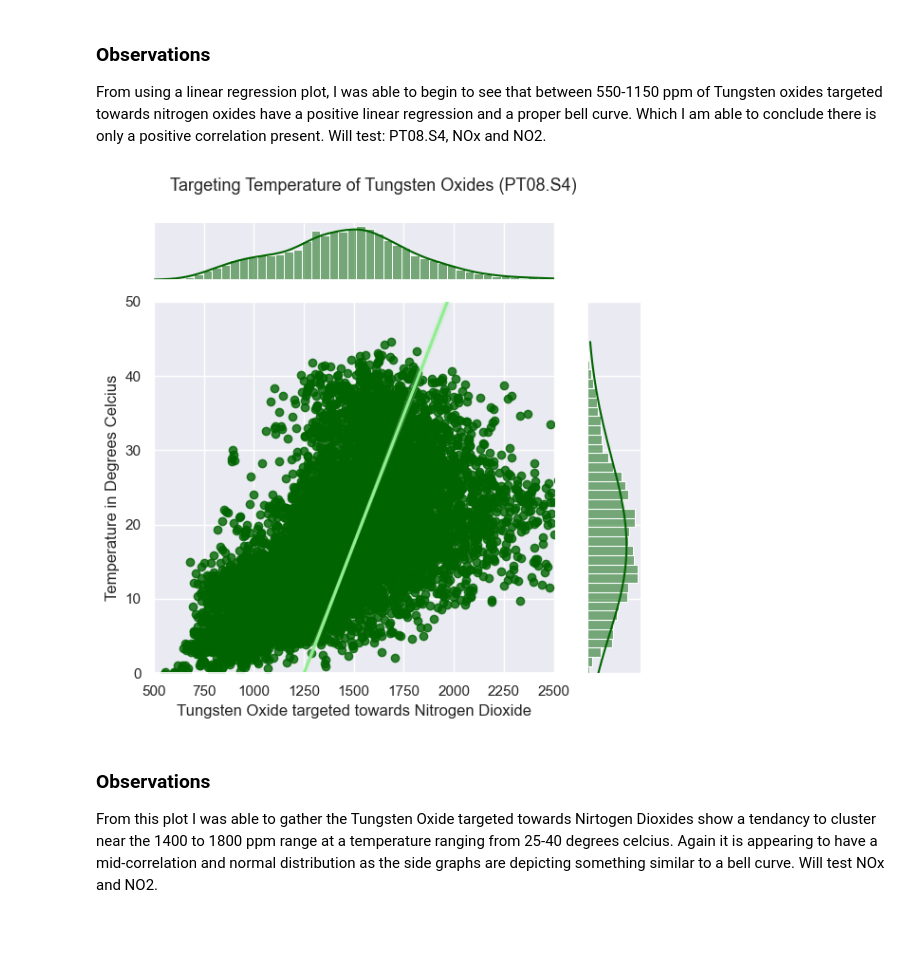
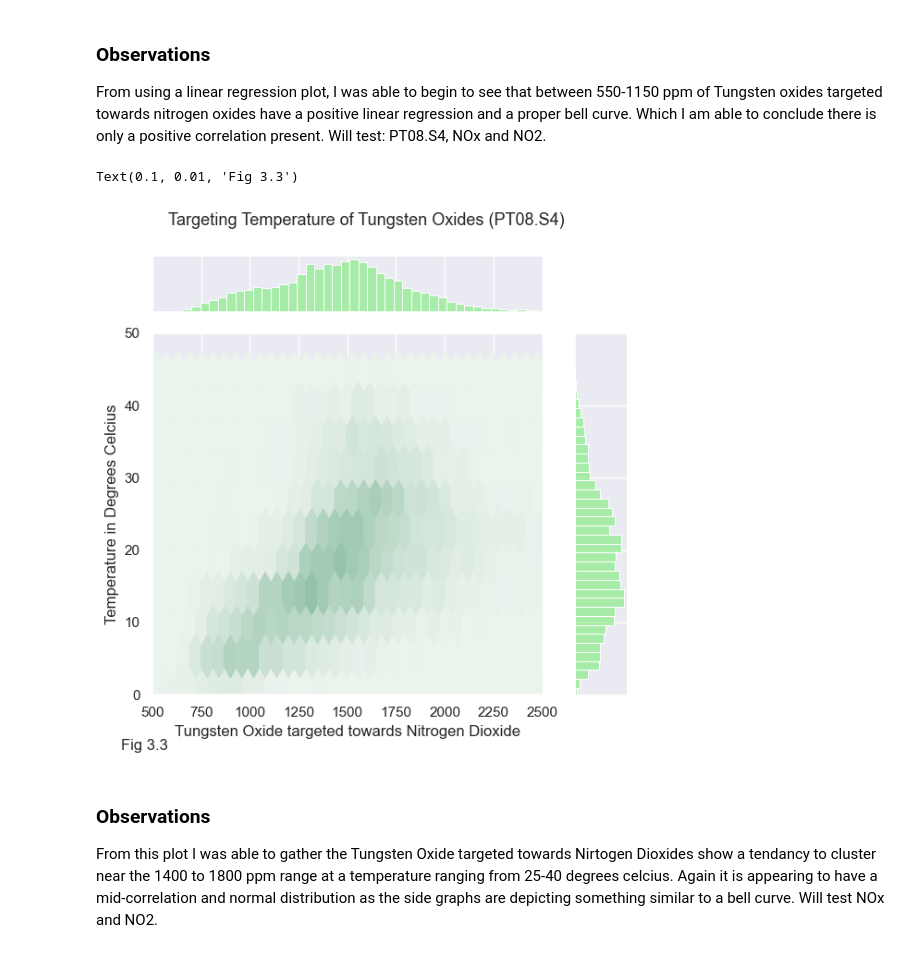
Before and after one commit to ubco-W2022T2-data301/project-group-group59, a Jupyter notebook: analysis/analysis2.ipynb, the cells around one changed output. Cells and saved outputs as stored; diff of their text form; code cells hidden in the pictures.

```diff
--- a/analysis/analysis2.ipynb
+++ b/analysis/analysis2.ipynb
@@ -459,28 +462,31 @@ plot2.fig.subplots_adjust(top=0.90)
 # %%
 #Figure answer sub question #1 with Tungsten Oxide (No2 Targeted)
 sns.set_style("darkgrid")
 
 #adding colour pallet
-cmap = sns.cubehelix_palette(start=2, rot=0,  light=1, reverse=True, as_cmap=True)
-
+cmap=sns.color_palette("light:seagreen", as_cmap=True)
 #Creatig a figure using seaborn
 plot3 = sns.jointplot(
 df_clean_bri,
 x="PT08.S4.NO2", y="T",
 xlim=(500,2500),
 ylim= (0,50),
-kind="reg",
-line_kws={'color':'lightgreen'},
-color=("darkgreen")
+kind="hex",
+cmap=cmap,
+color=("lightgreen")
 )
 
 plot3.fig.suptitle('Targeting Temperature of Tungsten Oxides (PT08.S4)',fontsize = 13)
 plot3.ax_joint.set_xlabel('Tungsten Oxide targeted towards Nitrogen Dioxide')
 plot3.ax_joint.set_ylabel('Temperature in Degrees Celcius')
 plot3.fig.tight_layout()
 plot3.fig.subplots_adjust(top=0.90)
+
+txt="Fig 3.3"
+plt.figtext(0.1, 0.01, txt, wrap=True, horizontalalignment='center', fontsize=12)
 # %% [output]
+Text(0.1, 0.01, 'Fig 3.3')
-[figure, old version]
+[figure, new version]
 # %% [markdown]
 ### Observations
 From this plot I was able to gather the Tungsten Oxide targeted towards Nirtogen Dioxides show a tendancy to cluster near the 1400 to 1800 ppm range at a temperature ranging from 25-40 degrees celcius. Again it is appearing to have a mid-correlation and normal distribution as the side graphs are depicting something similar to a bell curve.
```
Also changed, not shown: parts of 10 cells of this notebook.
